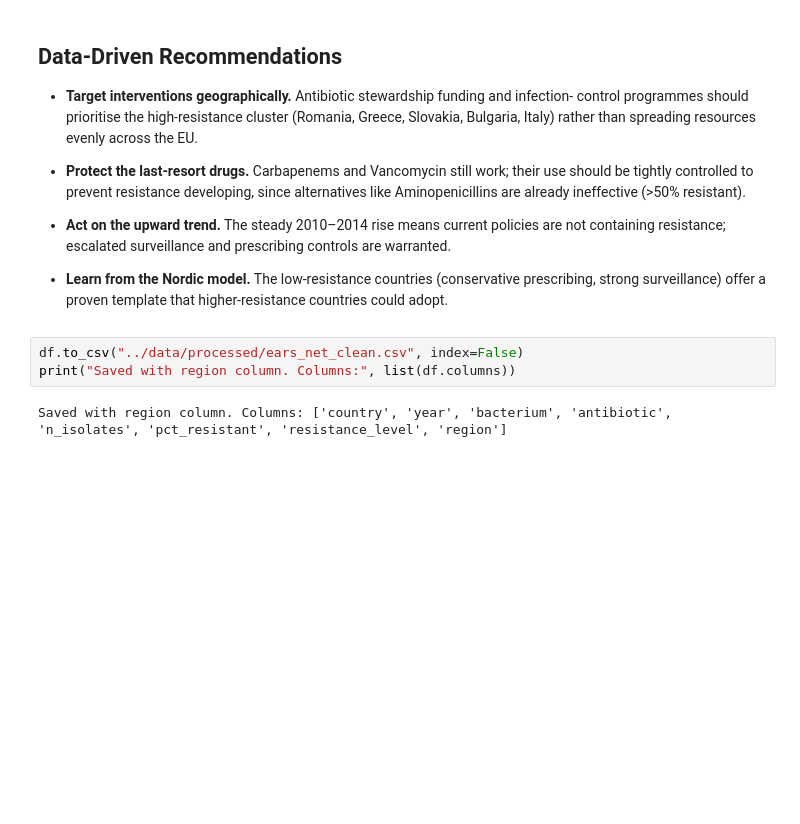
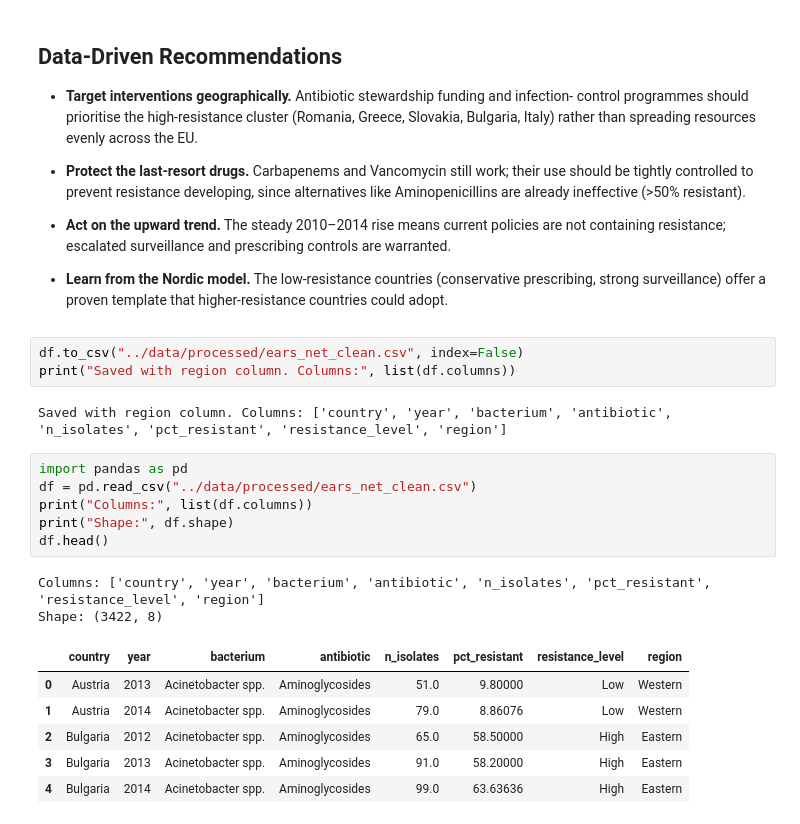
Before and after one commit to Isuri-Nethmini/ears-net-amr-prediction, a Jupyter notebook: notebooks/03_eda.ipynb, the cells around one changed output. Saved outputs shown, nothing was run; the diff lists cells and outputs as text; blank space fills up the shorter version.

```diff
--- a/notebooks/03_eda.ipynb
+++ b/notebooks/03_eda.ipynb
@@ -206,3 +206,18 @@ df.to_csv("../data/processed/ears_net_clean.csv", index=False)
 print("Saved with region column. Columns:", list(df.columns))
 # %% [output]
 Saved with region column. Columns: ['country', 'year', 'bacterium', 'antibiotic', 'n_isolates', 'pct_resistant', 'resistance_level', 'region']
+# %%
+import pandas as pd
+df = pd.read_csv("../data/processed/ears_net_clean.csv")
+print("Columns:", list(df.columns))
+print("Shape:", df.shape)
+df.head()
+# %% [output]
+Columns: ['country', 'year', 'bacterium', 'antibiotic', 'n_isolates', 'pct_resistant', 'resistance_level', 'region']
+Shape: (3422, 8)
+|  | country | year | bacterium | antibiotic | n_isolates | pct_resistant | resistance_level | region |
+| 0 | Austria | 2013 | Acinetobacter spp. | Aminoglycosides | 51.0 | 9.80000 | Low | Western |
+| 1 | Austria | 2014 | Acinetobacter spp. | Aminoglycosides | 79.0 | 8.86076 | Low | Western |
+| 2 | Bulgaria | 2012 | Acinetobacter spp. | Aminoglycosides | 65.0 | 58.50000 | High | Eastern |
+| 3 | Bulgaria | 2013 | Acinetobacter spp. | Aminoglycosides | 91.0 | 58.20000 | High | Eastern |
+| 4 | Bulgaria | 2014 | Acinetobacter spp. | Aminoglycosides | 99.0 | 63.63636 | High | Eastern |
```
Also changed, not shown: 1 other file.
